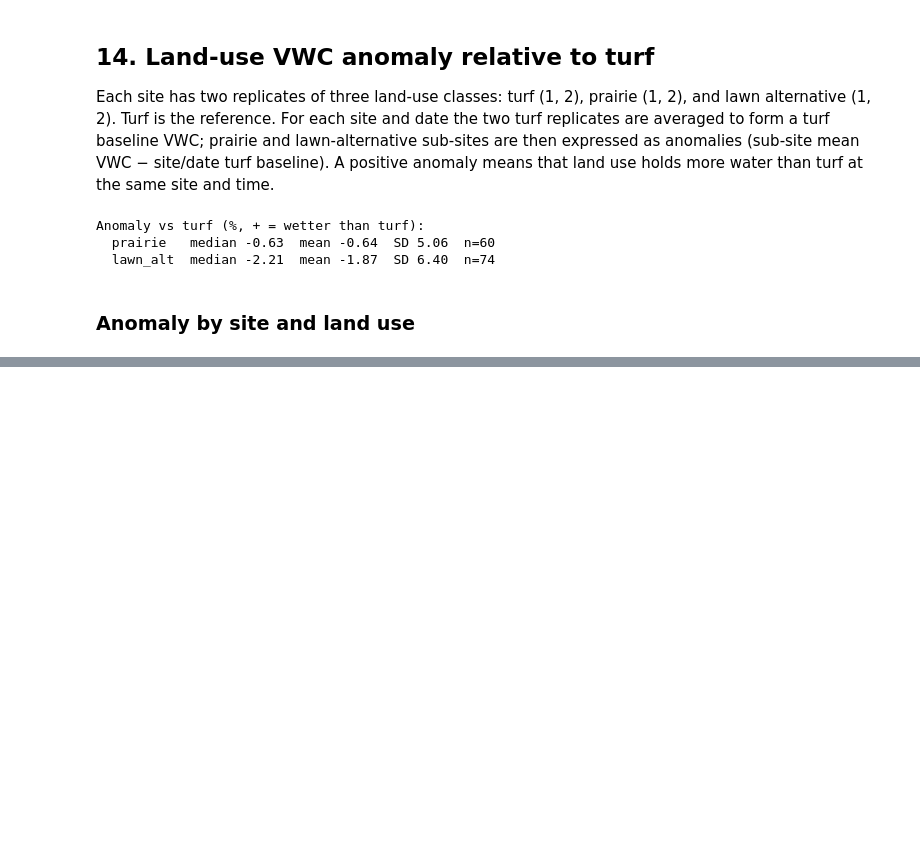
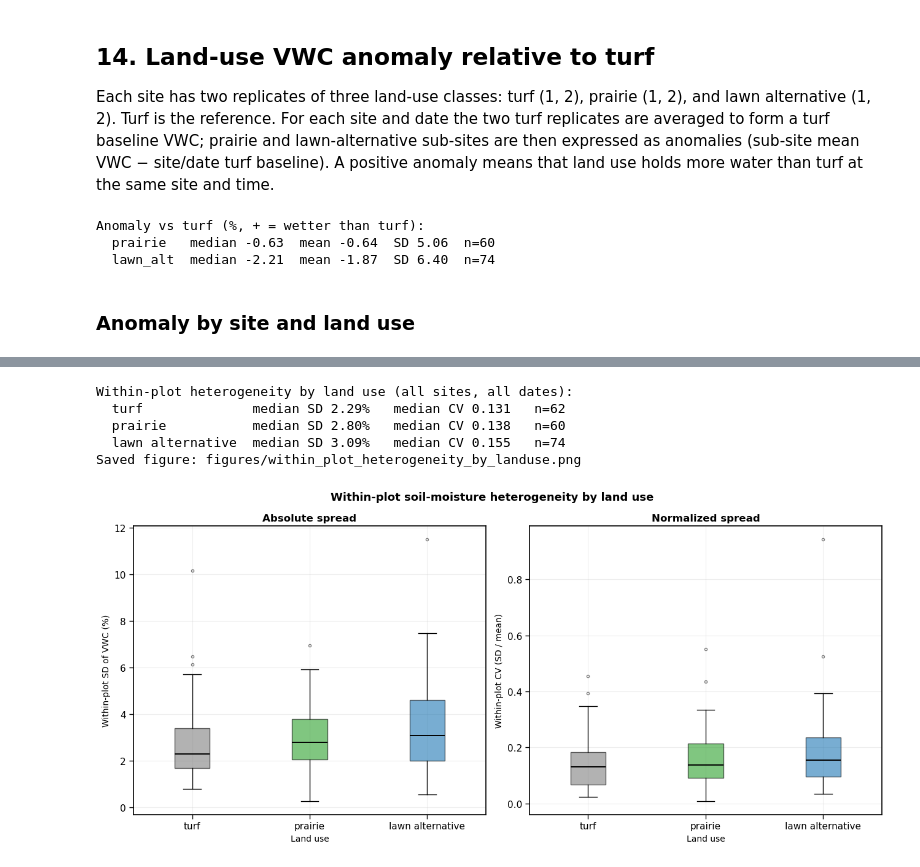
Before and after one commit to gregorywanderson/crocus, a Jupyter notebook: soil_moisture_analysis.ipynb, the cells around one changed output, grey strips where cells are left out. Saved outputs shown, nothing was run; the diff lists cells and outputs as text; code cells hidden in the pictures; blank space fills up the shorter version.

```diff
--- a/soil_moisture_analysis.ipynb
+++ b/soil_moisture_analysis.ipynb
@@ -700,0 +722,74 @@ Saved figure: figures/VWC_anomaly_vs_turf_by_site.png
+# %%
+# Within-plot heterogeneity from the N/S/E/W rosette. Reuse the land-use classifier
+# from section 14 if present; otherwise define it here so this cell is standalone.
+try:
+    landuse_class
+except NameError:
+    def landuse_class(subsite):
+        s = str(subsite).lower()
+        if "turf" in s:
+            return "turf"
+        if "prairie" in s:
+            return "prairie"
+        if "lawn" in s:
+            return "lawn_alt"
+        return None
+
+het = All.copy()
+het["LandUse"] = het["SubSite"].map(landuse_class)
+het = het[het["LandUse"].notna()].copy()
+
+# Only use plots where all four directions were recorded, so SD/CV reflect a true
+# 4-point rosette rather than a partial one.
+het = het[het["Ndirs_VWC"] == 4].copy()
+
+het["CV_VWC"] = het["SDVWC"] / het["MeanVWC"]
+het.loc[het["MeanVWC"] <= 0, "CV_VWC"] = np.nan   # guard against divide-by-zero
+
+classes = ["turf", "prairie", "lawn_alt"]
+class_label = {"turf": "turf", "prairie": "prairie", "lawn_alt": "lawn alternative"}
+class_color = {"turf": plt.cm.tab10(7), "prairie": plt.cm.tab10(2),
+               "lawn_alt": plt.cm.tab10(0)}
+
+fig, (ax1, ax2) = plt.subplots(1, 2, figsize=(13, 6))
+
+# Left: absolute SD by land use. Right: CV by land use.
+for ax, col, ylab, title in [
+    (ax1, "SDVWC", "Within-plot SD of VWC (%)", "Absolute spread"),
+    (ax2, "CV_VWC", "Within-plot CV (SD / mean)", "Normalized spread"),
+]:
+    data = [het.loc[het["LandUse"] == c, col].dropna().to_numpy() for c in classes]
+    bp = ax.boxplot(data, tick_labels=[class_label[c] for c in classes],
+                    showfliers=True, patch_artist=True,
+                    medianprops=dict(color="k", linewidth=1.4),
+                    flierprops=dict(marker="o", markersize=3, alpha=0.5))
+    for patch, c in zip(bp["boxes"], classes):
+        patch.set_facecolor(class_color[c]); patch.set_alpha(0.6); patch.set_edgecolor("k")
+    ax.set_ylabel(ylab, color="k")
+    ax.set_xlabel("Land use", color="k")
+    ax.set_title(title, color="k", fontweight="bold")
+    format_soil_moisture_axes(ax)
+
+fig.suptitle("Within-plot soil-moisture heterogeneity by land use",
+             color="k", fontweight="bold", fontsize=13)
+fig.tight_layout()
+
+print("Within-plot heterogeneity by land use (all sites, all dates):")
+for c in classes:
+    g = het[het["LandUse"] == c]
+    print(f"  {class_label[c]:17s} median SD {g['SDVWC'].median():.2f}%   "
+          f"median CV {g['CV_VWC'].median():.3f}   n={len(g)}")
+
+if saveFigures:
+    png = os.path.join(figDir, "within_plot_heterogeneity_by_landuse.png")
+    fig.savefig(png, dpi=300, facecolor=("w" if exportBackground == "white" else "none"),
+                bbox_inches="tight")
+    print(f"Saved figure: {png}")
+plt.show()
+# %% [output]
+Within-plot heterogeneity by land use (all sites, all dates):
+  turf              median SD 2.29%   median CV 0.131   n=62
+  prairie           median SD 2.80%   median CV 0.138   n=60
+  lawn alternative  median SD 3.09%   median CV 0.155   n=74
+Saved figure: figures/within_plot_heterogeneity_by_landuse.png
+[figure, added]
```
Also changed, not shown: parts of 7 cells of this notebook, 8 other files.
